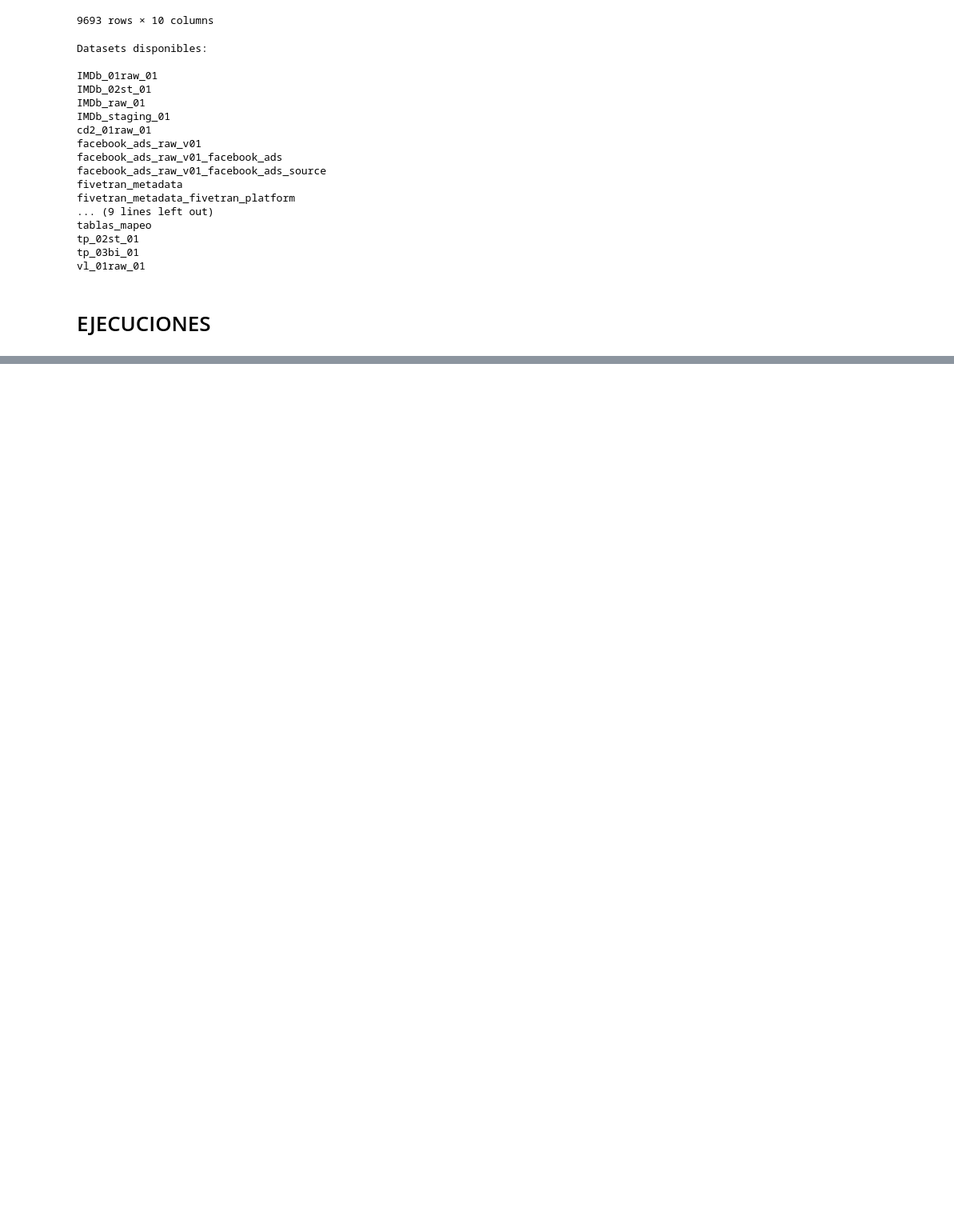
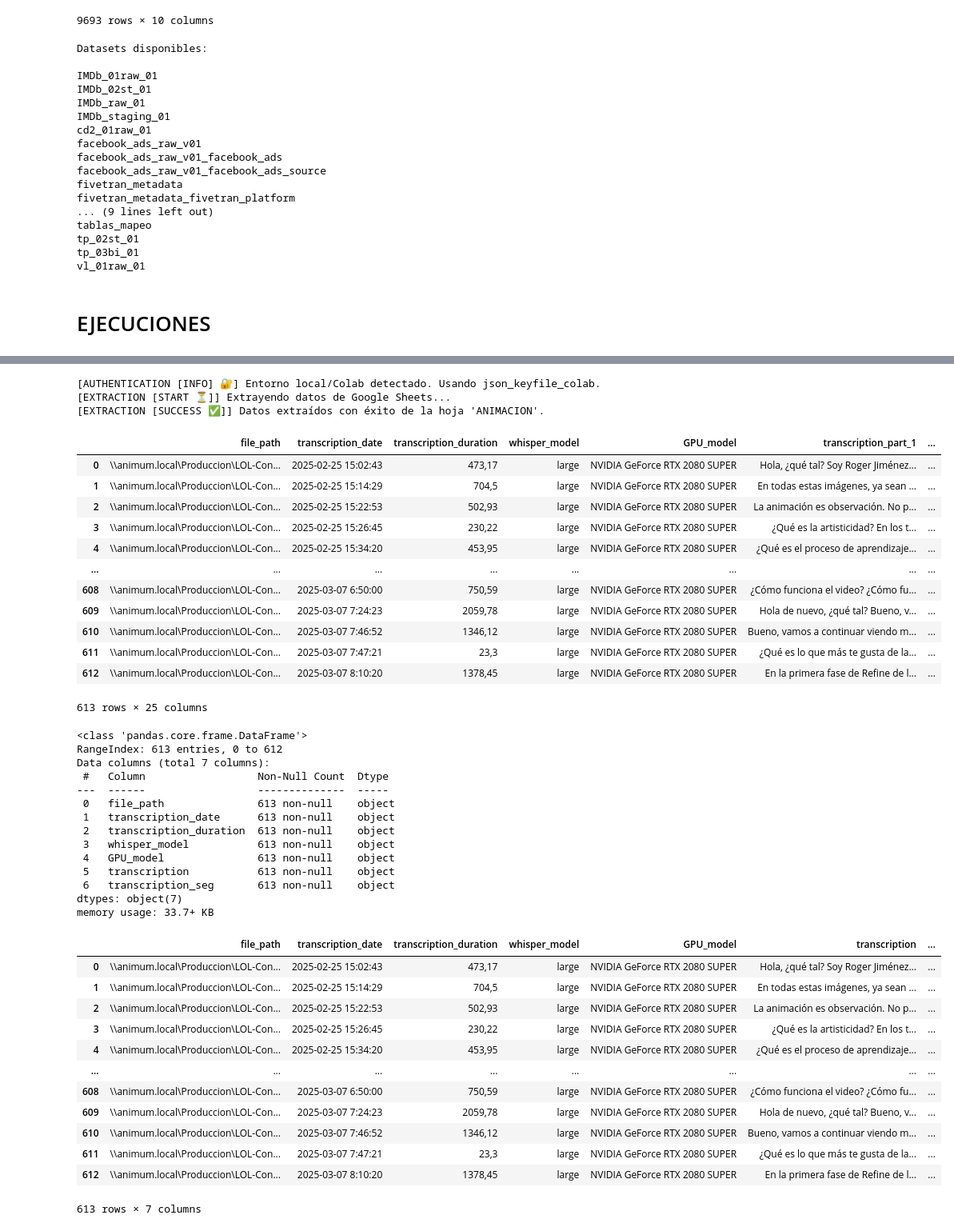
Before and after one commit to DavidP0011/apps, a Jupyter notebook: app_transc_03_clean.ipynb, the cells around one changed output, grey strips where cells are left out. Shown at 80% size. Cells and saved outputs as stored; diff of their text form; code cells hidden in the pictures; blank space fills up the shorter version.

```diff
--- a/app_transc_03_clean.ipynb
+++ b/app_transc_03_clean.ipynb
@@ -303,0 +241,80 @@ display(df)
+# %%
+# @title OBTENCION DF CON RUTAS
+
+
+# Configuración
+config = {
+    "spreadsheet_source_table_id": "1EEHwPEf6fWckLAEo37HYd7eOoaAp7siiZyDxy5MFaa8",
+    "spreadsheet_source_table_worksheet_name": "ANIMACION",
+
+    "ini_environment_identificated": ini_environment_identificated,
+    "json_keyfile_local": GCP_json_keyfile_local,
+    "json_keyfile_colab": GCP_json_keyfile_colab,
+    "json_keyfile_GCP_secret_id": GCP_json_keyfile_GCP_secret_id,
+}
+
+df = table_various_sources_to_DF(config)
+
+display(df)
+
+
+# Unir todas las columnas de 'transcription_part_*' en una única columna
+df_sin_parts = df.copy()
+
+transcription_columns = [col for col in df_sin_parts.columns if col.startswith("transcription_part_")]
+df_sin_parts["transcription"] = df_sin_parts[transcription_columns].apply(lambda row: " ".join(row.dropna().astype(str)), axis=1)
+
+# Unir todas las columnas de 'transcription_seg_part_*' en una única columna
+transcription_seg_columns = [col for col in df_sin_parts.columns if col.startswith("transcription_seg_part_")]
+df_sin_parts["transcription_seg"] = df_sin_parts[transcription_seg_columns].apply(lambda row: " ".join(row.dropna().astype(str)), axis=1)
+
+# Eliminar las columnas que contienen "part" en su nombre
+columns_to_drop = transcription_columns + transcription_seg_columns
+df_sin_parts = df_sin_parts.drop(columns=columns_to_drop)
+
+df_sin_parts.info()
+df_sin_parts
+# %% [output]
+[AUTHENTICATION [INFO] 🔐] Entorno local/Colab detectado. Usando json_keyfile_colab.
+[EXTRACTION [START ⏳]] Extrayendo datos de Google Sheets...
+[EXTRACTION [SUCCESS ✅]] Datos extraídos con éxito de la hoja 'ANIMACION'.
+|  | file_path | transcription_date | transcription_duration | whisper_model | GPU_model | transcription_part_1 | ... |
+| 0 | \\animum.local\Produccion\LOL-Con... | 2025-02-25 15:02:43 | 473,17 | large | NVIDIA GeForce RTX 2080 SUPER | Hola, ¿qué tal? Soy Roger Jiménez... | ... |
+| 1 | \\animum.local\Produccion\LOL-Con... | 2025-02-25 15:14:29 | 704,5 | large | NVIDIA GeForce RTX 2080 SUPER | En todas estas imágenes, ya sean ... | ... |
+| 2 | \\animum.local\Produccion\LOL-Con... | 2025-02-25 15:22:53 | 502,93 | large | NVIDIA GeForce RTX 2080 SUPER | La animación es observación. No p... | ... |
+| 3 | \\animum.local\Produccion\LOL-Con... | 2025-02-25 15:26:45 | 230,22 | large | NVIDIA GeForce RTX 2080 SUPER | ¿Qué es la artisticidad? En los t... | ... |
+| 4 | \\animum.local\Produccion\LOL-Con... | 2025-02-25 15:34:20 | 453,95 | large | NVIDIA GeForce RTX 2080 SUPER | ¿Qué es el proceso de aprendizaje... | ... |
+| ... | ... | ... | ... | ... | ... | ... | ... |
+| 608 | \\animum.local\Produccion\LOL-Con... | 2025-03-07 6:50:00 | 750,59 | large | NVIDIA GeForce RTX 2080 SUPER | ¿Cómo funciona el video? ¿Cómo fu... | ... |
+| 609 | \\animum.local\Produccion\LOL-Con... | 2025-03-07 7:24:23 | 2059,78 | large | NVIDIA GeForce RTX 2080 SUPER | Hola de nuevo, ¿qué tal? Bueno, v... | ... |
+| 610 | \\animum.local\Produccion\LOL-Con... | 2025-03-07 7:46:52 | 1346,12 | large | NVIDIA GeForce RTX 2080 SUPER | Bueno, vamos a continuar viendo m... | ... |
+| 611 | \\animum.local\Produccion\LOL-Con... | 2025-03-07 7:47:21 | 23,3 | large | NVIDIA GeForce RTX 2080 SUPER | ¿Qué es lo que más te gusta de la... | ... |
+| 612 | \\animum.local\Produccion\LOL-Con... | 2025-03-07 8:10:20 | 1378,45 | large | NVIDIA GeForce RTX 2080 SUPER | En la primera fase de Refine de l... | ... |
+613 rows × 25 columns
+<class 'pandas.core.frame.DataFrame'>
+RangeIndex: 613 entries, 0 to 612
+Data columns (total 7 columns):
+ #   Column                  Non-Null Count  Dtype
+---  ------                  --------------  -----
+ 0   file_path               613 non-null    object
+ 1   transcription_date      613 non-null    object
+ 2   transcription_duration  613 non-null    object
+ 3   whisper_model           613 non-null    object
+ 4   GPU_model               613 non-null    object
+ 5   transcription           613 non-null    object
+ 6   transcription_seg       613 non-null    object
+dtypes: object(7)
+memory usage: 33.7+ KB
+|  | file_path | transcription_date | transcription_duration | whisper_model | GPU_model | transcription | ... |
+| 0 | \\animum.local\Produccion\LOL-Con... | 2025-02-25 15:02:43 | 473,17 | large | NVIDIA GeForce RTX 2080 SUPER | Hola, ¿qué tal? Soy Roger Jiménez... | ... |
+| 1 | \\animum.local\Produccion\LOL-Con... | 2025-02-25 15:14:29 | 704,5 | large | NVIDIA GeForce RTX 2080 SUPER | En todas estas imágenes, ya sean ... | ... |
+| 2 | \\animum.local\Produccion\LOL-Con... | 2025-02-25 15:22:53 | 502,93 | large | NVIDIA GeForce RTX 2080 SUPER | La animación es observación. No p... | ... |
+| 3 | \\animum.local\Produccion\LOL-Con... | 2025-02-25 15:26:45 | 230,22 | large | NVIDIA GeForce RTX 2080 SUPER | ¿Qué es la artisticidad? En los t... | ... |
+| 4 | \\animum.local\Produccion\LOL-Con... | 2025-02-25 15:34:20 | 453,95 | large | NVIDIA GeForce RTX 2080 SUPER | ¿Qué es el proceso de aprendizaje... | ... |
+| ... | ... | ... | ... | ... | ... | ... | ... |
+| 608 | \\animum.local\Produccion\LOL-Con... | 2025-03-07 6:50:00 | 750,59 | large | NVIDIA GeForce RTX 2080 SUPER | ¿Cómo funciona el video? ¿Cómo fu... | ... |
+| 609 | \\animum.local\Produccion\LOL-Con... | 2025-03-07 7:24:23 | 2059,78 | large | NVIDIA GeForce RTX 2080 SUPER | Hola de nuevo, ¿qué tal? Bueno, v... | ... |
+| 610 | \\animum.local\Produccion\LOL-Con... | 2025-03-07 7:46:52 | 1346,12 | large | NVIDIA GeForce RTX 2080 SUPER | Bueno, vamos a continuar viendo m... | ... |
+| 611 | \\animum.local\Produccion\LOL-Con... | 2025-03-07 7:47:21 | 23,3 | large | NVIDIA GeForce RTX 2080 SUPER | ¿Qué es lo que más te gusta de la... | ... |
+| 612 | \\animum.local\Produccion\LOL-Con... | 2025-03-07 8:10:20 | 1378,45 | large | NVIDIA GeForce RTX 2080 SUPER | En la primera fase de Refine de l... | ... |
+613 rows × 7 columns
```
Also changed, not shown: parts of 6 cells of this notebook.
